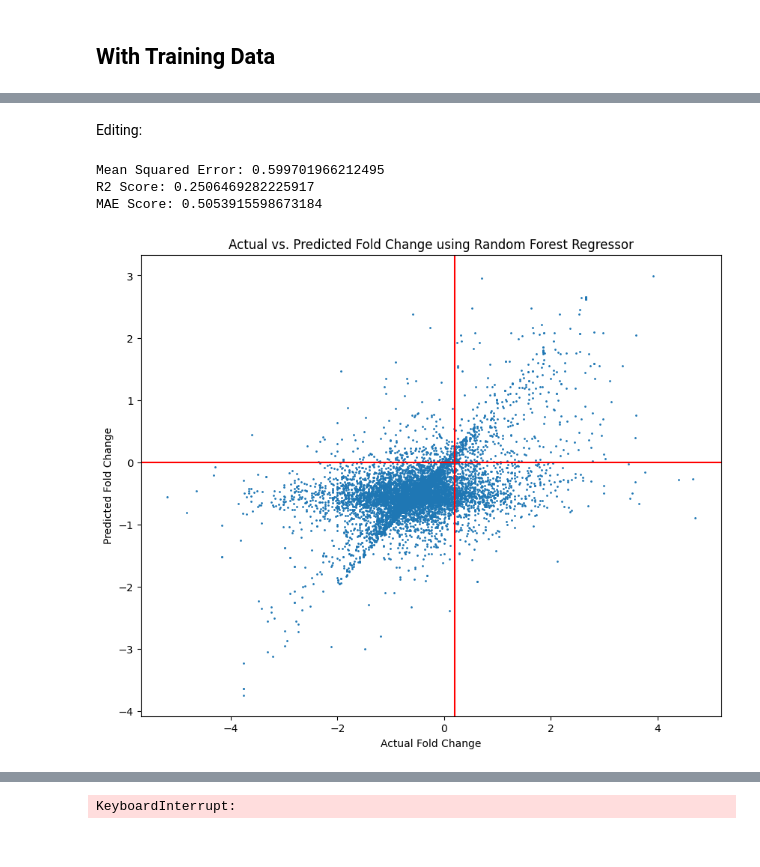
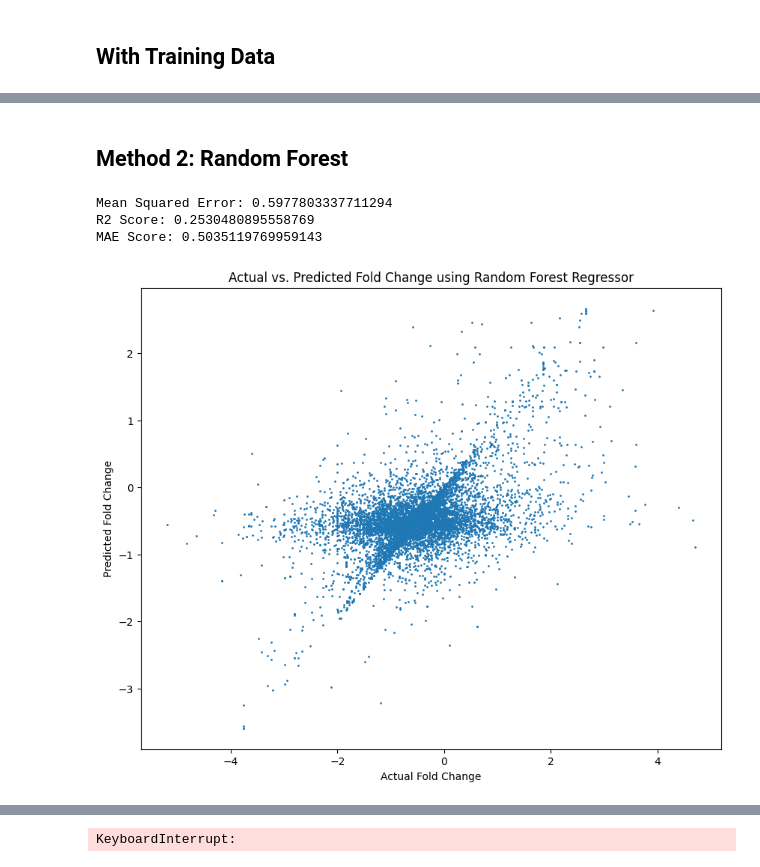
Before and after one commit to vratins/PromoterStrength, a Jupyter notebook: regressionModel.ipynb, the cells around one changed output, grey strips where cells are left out. Drawn from its saved outputs; the diff is of its cells as text; code cells hidden in the pictures.

```diff
--- a/regressionModel.ipynb
+++ b/regressionModel.ipynb
@@ -114,37 +61,27 @@ log_foldChange = train_data["log2_foldchange"]
-# %% [markdown]
-Editing:
+# %% [markdown]
+## Method 2: Random Forest
 # %%
-X = features
-y = log_foldChange
-X_train, X_test, y_train, y_test = train_test_split(X, y, test_size=0.2, random_state=42)
+rfe_model = RandomForestRegressor()
+rfe_model.fit(X_train, y_train)
+rfe_pred = rfe_model.predict(X_test)
 
-model = RandomForestRegressor()
-model.fit(X_train, y_train)
-y_pred_rfe = model.predict(X_test)
-
-mse = mean_squared_error(y_test, y_pred_rfe)
+mse = mean_squared_error(y_test, rfe_pred)
 print(f'Mean Squared Error: {mse}')
 
-r2 = r2_score(y_test, y_pred_rfe)
+r2 = r2_score(y_test, rfe_pred)
 print(f'R2 Score: {r2}')
 
-mae = mean_absolute_error(y_test, y_pred_rfe)
+mae = mean_absolute_error(y_test, rfe_pred)
 print(f'MAE Score: {mae}')
 
 plt.figure(figsize=(10, 8))
-plt.scatter(y_test, y_pred_rfe, s=1)
+plt.scatter(y_test, rfe_pred, s=1)
 plt.xlabel('Actual Fold Change')
 plt.ylabel('Predicted Fold Change')
-plt.axhline(y=0.0, color='r', linestyle='-')
-plt.axvline(x=0.2, color='r', linestyle='-')
 plt.title('Actual vs. Predicted Fold Change using Random Forest Regressor')
 plt.show()
-# Latest Values:
-# Mean Squared Error: 0.5992294664900981
-# R2 Score: 0.25123733668936443
-# MAE Score: 0.505280096378512
 # %% [output]
-Mean Squared Error: 0.599701966212495
-R2 Score: 0.2506469282225917
-MAE Score: 0.5053915598673184
+Mean Squared Error: 0.5977803337711294
+R2 Score: 0.2530480895558769
+MAE Score: 0.5035119769959143
-[figure, old version]
+[figure, new version]
```
Also changed, not shown: parts of 13 cells of this notebook, 1 other file.
